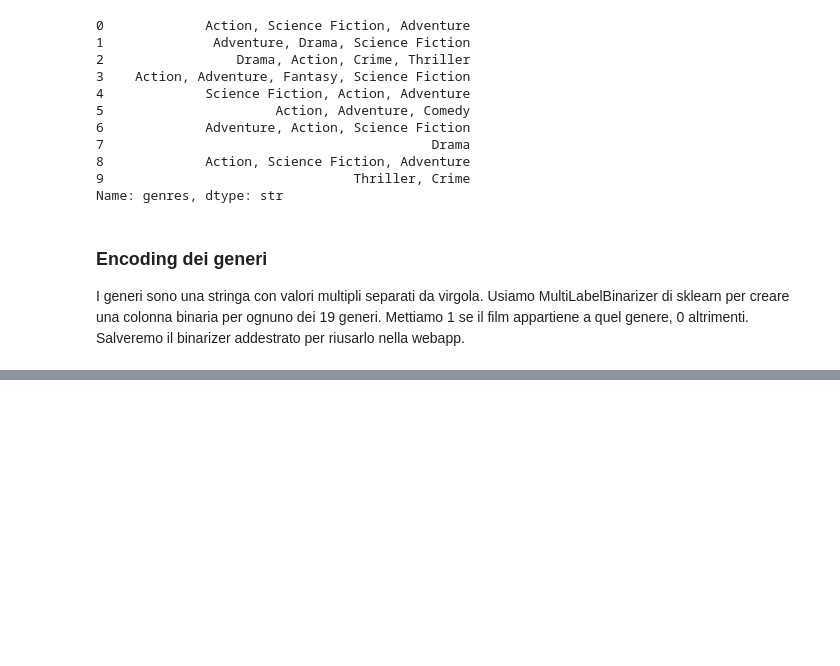
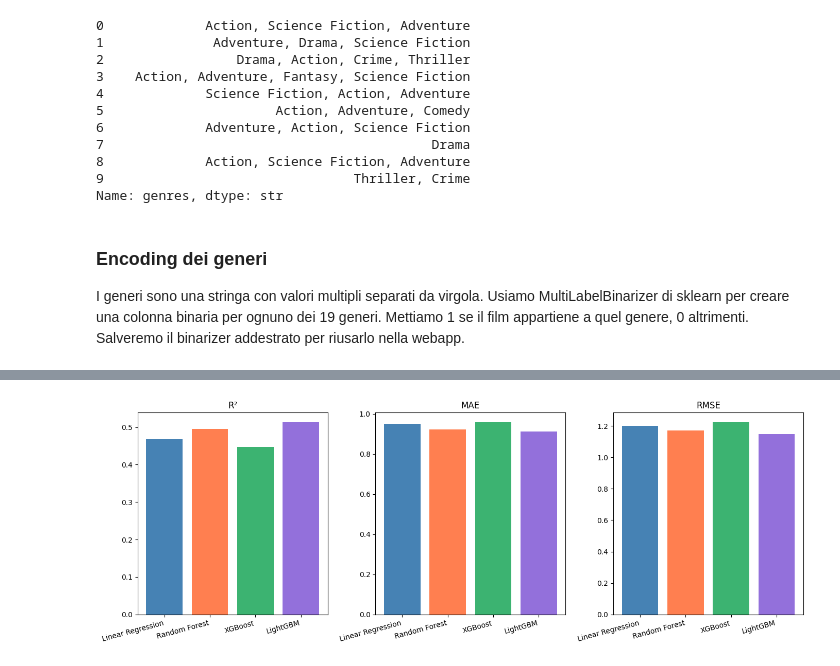
Before and after one commit to StefanoMulas03/Predittore-Incassi-Film, a Jupyter notebook: notebook.ipynb, the cells around one changed output, grey strips where cells are left out. Saved outputs shown, nothing was run; the diff lists cells and outputs as text; code cells hidden in the pictures; blank space fills up the shorter version.

Commit message:
Modeling | Addestramento e confronto dei 4 modelli

```diff
--- a/notebook.ipynb
+++ b/notebook.ipynb
@@ -425,0 +476,10 @@ df.head()
+# %%
+X = df.drop(columns=["revenue"])
+y = df["revenue"]
+# %%
+from sklearn.model_selection import train_test_split
+
+X_train, X_test, y_train, y_test = train_test_split(X, y, test_size=0.2, random_state=42)
+
+print(f"Train: {X_train.shape[0]} campioni")
+print(f"Test: {X_test.shape[0]} campioni")
@@ -425,0 +656,10 @@ df.head()
+# %%
+results = {
+    "Linear Regression": {"R²": r2_score(y_test, y_pred_lr), "MAE": mean_absolute_error(y_test, y_pred_lr), "RMSE": np.sqrt(mean_squared_error(y_test, y_pred_lr))},
+    "Random Forest":     {"R²": r2_score(y_test, y_pred_rf), "MAE": mean_absolute_error(y_test, y_pred_rf), "RMSE": np.sqrt(mean_squared_error(y_test, y_pred_rf))},
+    "XGBoost":           {"R²": r2_score(y_test, y_pred_xgb), "MAE": mean_absolute_error(y_test, y_pred_xgb), "RMSE": np.sqrt(mean_squared_error(y_test, y_pred_xgb))},
+    "LightGBM":          {"R²": r2_score(y_test, y_pred_lgb), "MAE": mean_absolute_error(y_test, y_pred_lgb), "RMSE": np.sqrt(mean_squared_error(y_test, y_pred_lgb))},
+}
+
+results_df = pd.DataFrame(results).T
+results_df
@@ -425,0 +672,16 @@ df.head()
+# %%
+fig, axes = plt.subplots(1, 3, figsize=(14, 5))
+
+metrics = ["R²", "MAE", "RMSE"]
+colors = ["steelblue", "coral", "mediumseagreen", "mediumpurple"]
+
+for i, metric in enumerate(metrics):
+    axes[i].bar(results_df.index, results_df[metric], color=colors)
+    axes[i].set_title(metric)
+    axes[i].set_xticks(range(len(results_df.index)))
+    axes[i].set_xticklabels(results_df.index, rotation=15, ha="right")
+
+plt.tight_layout()
+plt.show()
+# %% [output]
+[figure, added]
```
Also changed, not shown: parts of 23 cells of this notebook.
